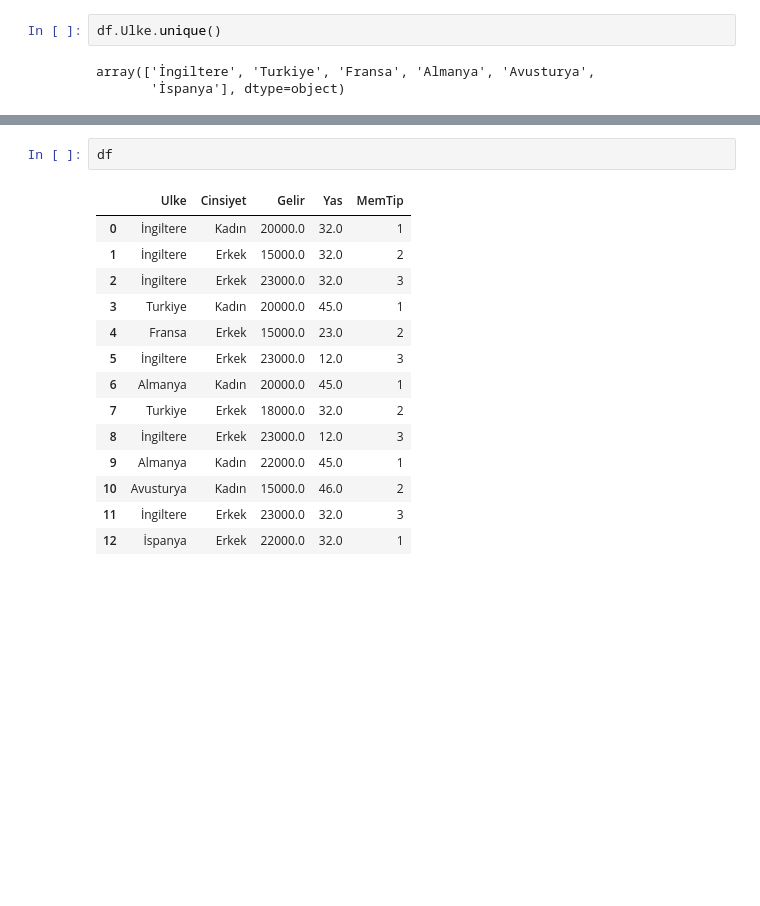
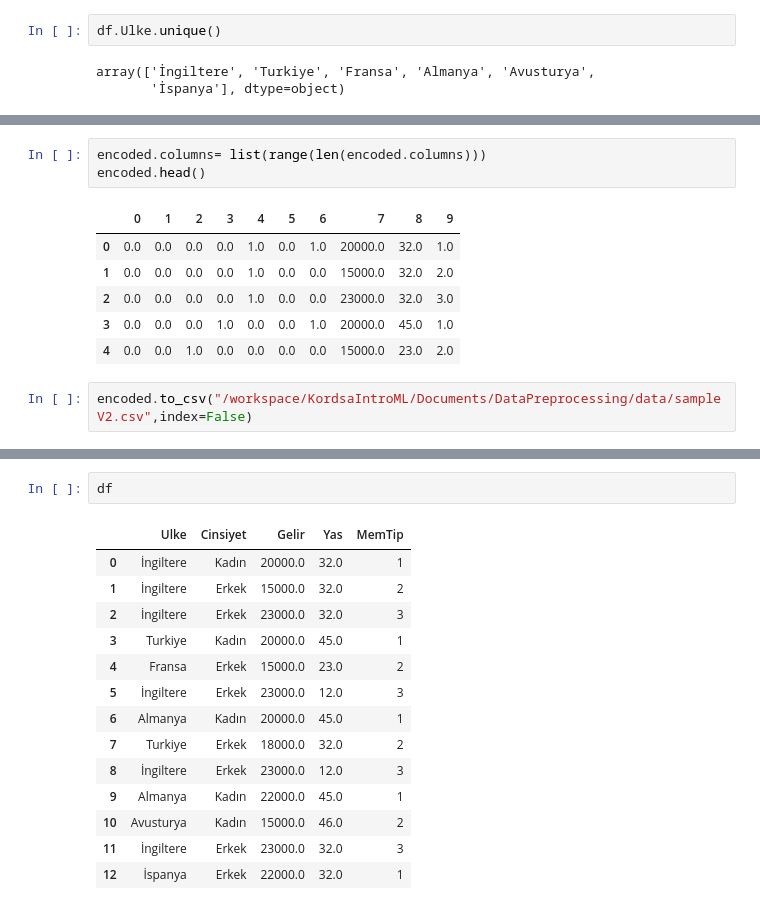
Before and after one commit to ibrahimediz/KordsaIntroML, a Jupyter notebook: Documents/DataPreprocessing/EncodingData.ipynb, the cells around one changed output, grey strips where cells are left out. Drawn from its saved outputs; the diff is of its cells as text; blank space fills up the shorter version.

```diff
--- a/Documents/DataPreprocessing/EncodingData.ipynb
+++ b/Documents/DataPreprocessing/EncodingData.ipynb
@@ -79,0 +100,12 @@ pd.DataFrame(ct.fit_transform(df))
+# %%
+encoded.columns= list(range(len(encoded.columns)))
+encoded.head()
+# %% [output]
+|  | 0 | 1 | 2 | 3 | 4 | 5 | 6 | 7 | 8 | 9 |
+| 0 | 0.0 | 0.0 | 0.0 | 0.0 | 1.0 | 0.0 | 1.0 | 20000.0 | 32.0 | 1.0 |
+| 1 | 0.0 | 0.0 | 0.0 | 0.0 | 1.0 | 0.0 | 0.0 | 15000.0 | 32.0 | 2.0 |
+| 2 | 0.0 | 0.0 | 0.0 | 0.0 | 1.0 | 0.0 | 0.0 | 23000.0 | 32.0 | 3.0 |
+| 3 | 0.0 | 0.0 | 0.0 | 1.0 | 0.0 | 0.0 | 1.0 | 20000.0 | 45.0 | 1.0 |
+| 4 | 0.0 | 0.0 | 1.0 | 0.0 | 0.0 | 0.0 | 0.0 | 15000.0 | 23.0 | 2.0 |
+# %%
+encoded.to_csv("/workspace/KordsaIntroML/Documents/DataPreprocessing/data/sampleV2.csv",index=False)
```
Also changed, not shown: parts of 5 cells of this notebook, 11 other files.
